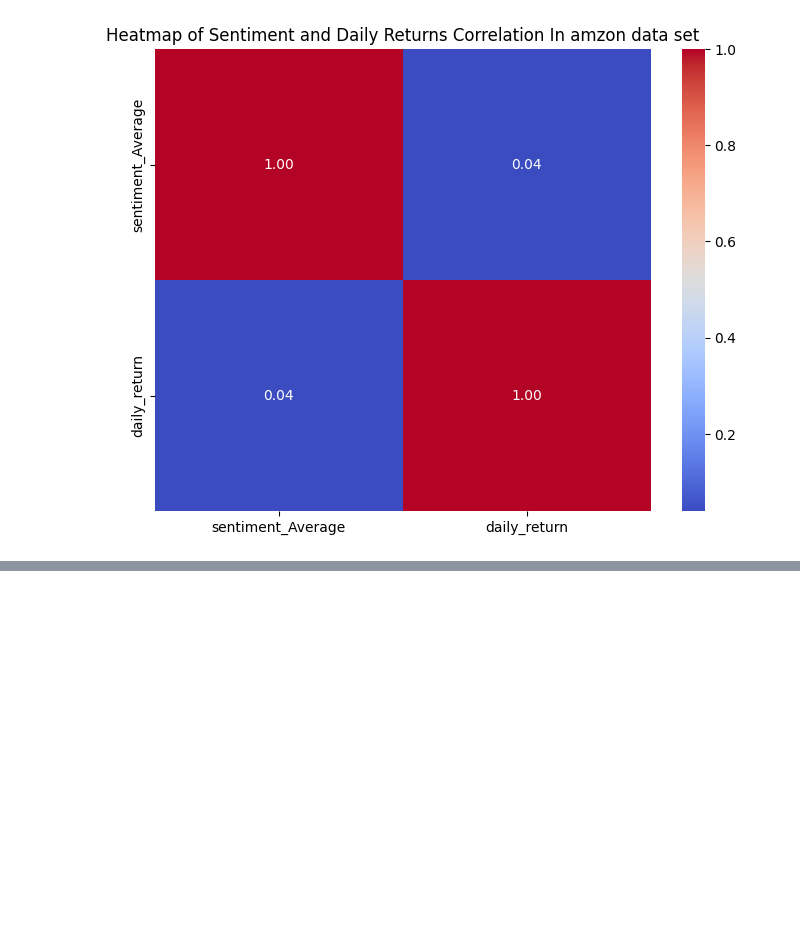
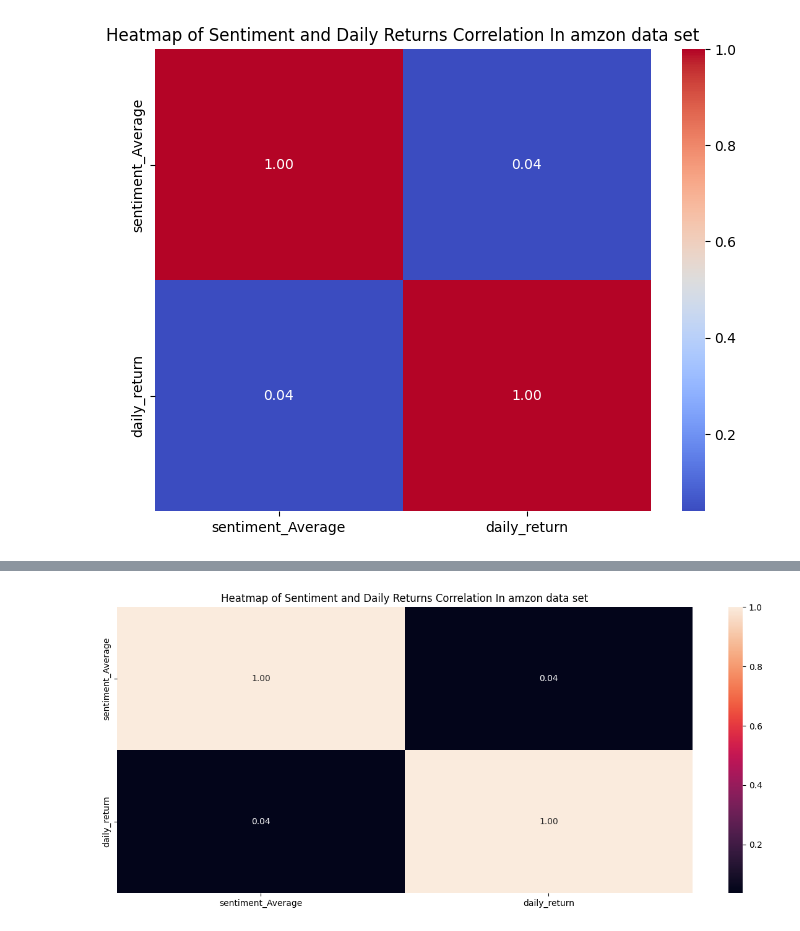
Before and after one commit to davekindea/Week1, a Jupyter notebook: notebooks/task3.ipynb, the cells around one changed output, grey strips where cells are left out. Saved outputs shown, nothing was run; the diff lists cells and outputs as text; code cells hidden in the pictures; blank space fills up the shorter version.

```diff
--- a/notebooks/task3.ipynb
+++ b/notebooks/task3.ipynb
@@ -409,0 +513,8 @@ plt.show()
+# %%
+corre_google=data_GOOG[["sentiment_Average","daily_return"]].corr()
+plt.figure(figsize=(15,6))
+sns.heatmap(corre_google,annot=True,fmt=".2f")
+plt.title('Heatmap of Sentiment and Daily Returns Correlation In amzon data set')
+plt.show()
+# %% [output]
+[figure, added]
```
Also changed, not shown: parts of 16 cells of this notebook.
